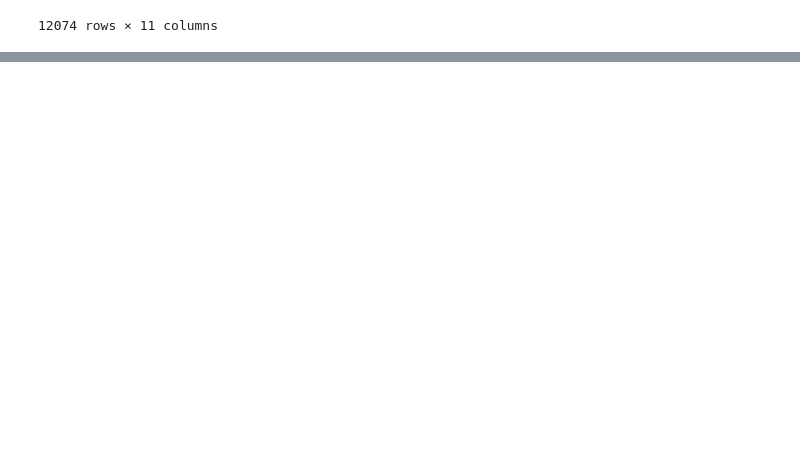
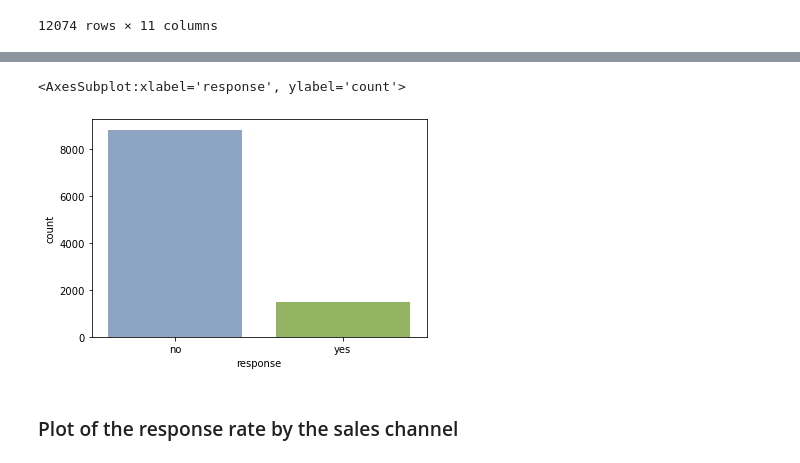
Before and after one commit to IngaEichhorn/IronInga, a Jupyter notebook: Customer_Analysis_Case_Study/Lab_Case_Study_AutoInsuranceCompany.ipynb, the cells around one changed output, grey strips where cells are left out. Drawn from its saved outputs; the diff is of its cells as text; code cells hidden in the pictures; blank space fills up the shorter version.

Commit message:
Current Customer Analysis
Lab_Case_Study_AutoInsuranceCompany
Day3 : Activity 1 - 5

```diff
--- a/Customer_Analysis_Case_Study/Lab_Case_Study_AutoInsuranceCompany.ipynb
+++ b/Customer_Analysis_Case_Study/Lab_Case_Study_AutoInsuranceCompany.ipynb
@@ -493,0 +550,3 @@ ai_df_
+# %%
+new_df=new_df_.reset_index(drop=True)
+new_df
@@ -493,0 +567,13 @@ ai_df_
+# %%
+def drop_columns(new_df) :                  #funtion to drop customer column
+    new_df.drop(columns=['Unnamed: 0'], inplace=True)
+    return new_df
+# %%
+new_df=drop_columns(new_df)
+# %%
+##setting all string data columns lower case
+
+for col in ['state', 'gender','education', 'policy type', 'vehicle class', 'sales channel', 'response']:
+    new_df[col]=new_df[col].str.lower()
+
+new_df
@@ -493,0 +636,7 @@ ai_df_
+# %%
+sns.countplot(new_df.response, palette=palette1)  ##optional plot
+# %% [output]
+<AxesSubplot:xlabel='response', ylabel='count'>
+[figure, added]
+# %% [markdown]
+### Plot of the response rate by the sales channel <a class="anchor" id="chapter12_2"></a>
```
Also changed, not shown: parts of 44 cells of this notebook, 3 other files.
